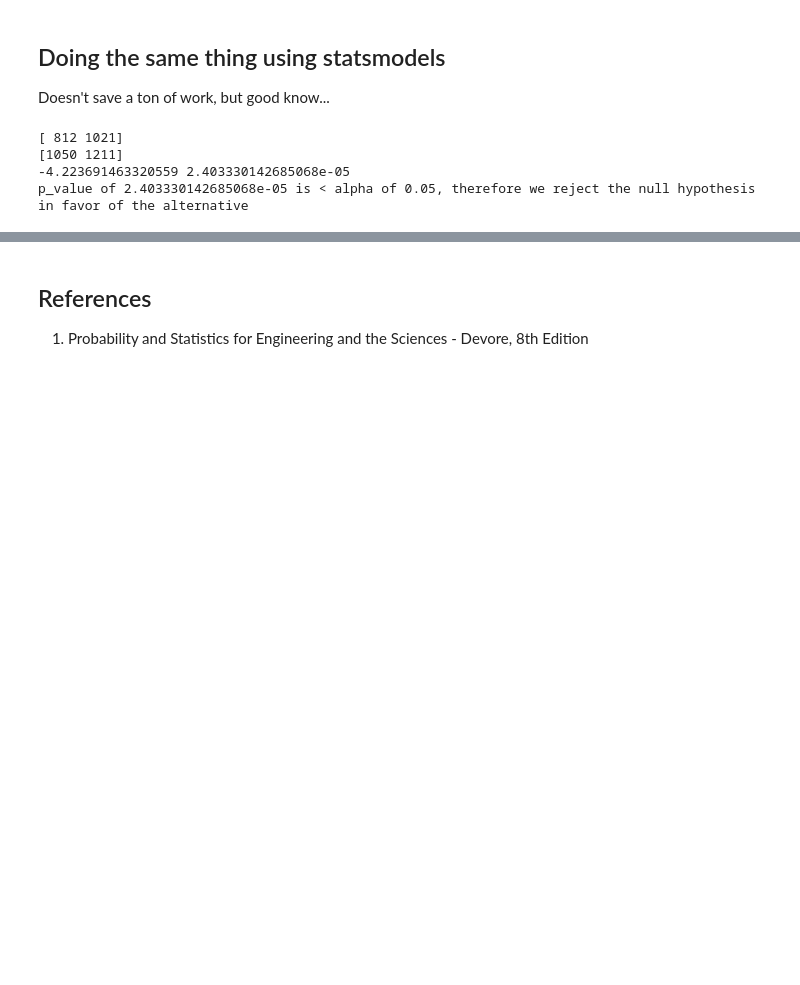
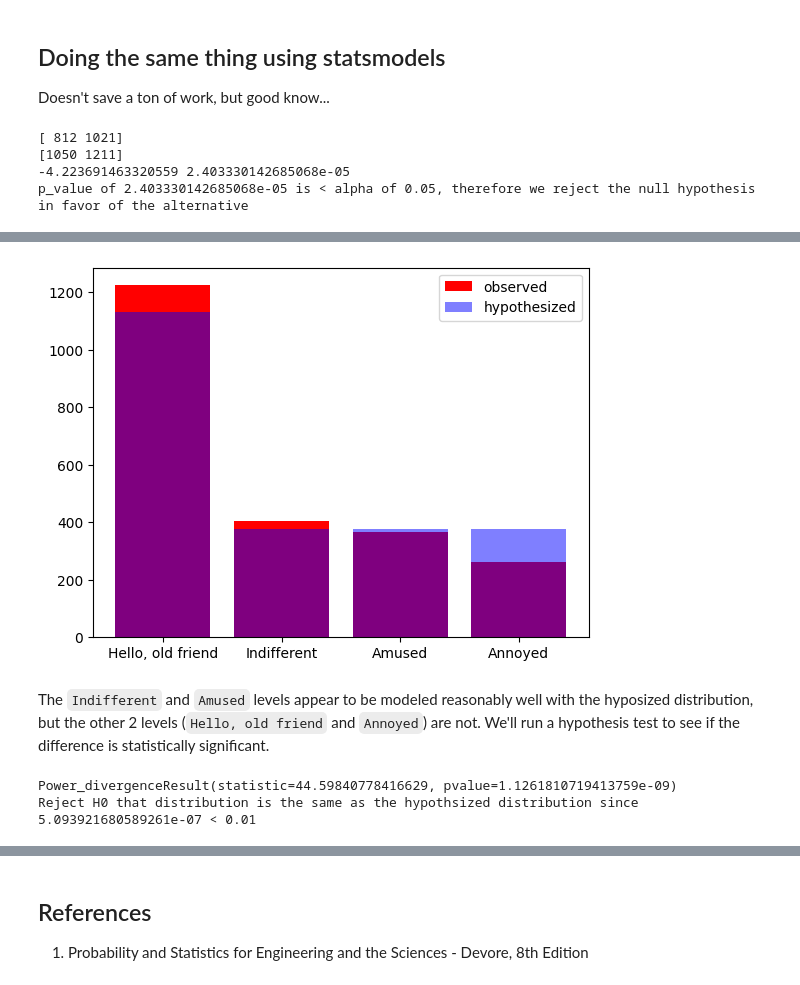
Before and after one commit to MichaelSzczepaniak/DataCamp, a Jupyter notebook: Tracks/Associate Data Scientist/29 Hypothesis Testing in Python/HypothesisTesting.ipynb, the cells around one changed output, grey strips where cells are left out. Saved outputs shown, nothing was run; the diff lists cells and outputs as text; code cells hidden in the pictures; blank space fills up the shorter version.

```diff
--- a/Tracks/Associate Data Scientist/29 Hypothesis Testing in Python/HypothesisTesting.ipynb
+++ b/Tracks/Associate Data Scientist/29 Hypothesis Testing in Python/HypothesisTesting.ipynb
@@ -866,0 +1081,7 @@ p_value of 2.403330142685068e-05 is < alpha of 0.05, therefore we reject the nul
+# %%
+purple_link_counts = stack_overflow['purple_link'].value_counts()
+print(purple_link_counts, "\n")  # print the Series
+# purple_link_counts = purple_link_counts.rename_axis('purple_link')\  # index already set to this, so DRY
+purple_link_counts = purple_link_counts.reset_index(name='n')  # turn the index into a column (drop=False by default)
+
+print(purple_link_counts)
@@ -866,0 +1101,7 @@ p_value of 2.403330142685068e-05 is < alpha of 0.05, therefore we reject the nul
+# %%
+# declare the hypothesized distribution
+hypothesized = pd.DataFrame({
+    'purple_link': ['Hello, old friend', 'Indifferent', 'Amused', 'Annoyed'],
+    'prop': [1/2, 1/6, 1/6, 1/6]})
+
+print(hypothesized)
@@ -866,0 +1114,6 @@ p_value of 2.403330142685068e-05 is < alpha of 0.05, therefore we reject the nul
+# %%
+alpha = 0.01
+# hypothesized counts by level
+n_total = stack_overflow.shape[0]
+hypothesized["n"] = hypothesized["prop"] * n_total
+hypothesized
@@ -866,0 +1126,19 @@ p_value of 2.403330142685068e-05 is < alpha of 0.05, therefore we reject the nul
+# %%
+# compare the actual vs hypothesized counts
+plt.bar(purple_link_counts['purple_link'], purple_link_counts['n'], color='red', label='observed')
+plt.bar(hypothesized['purple_link'], hypothesized['n'], alpha=0.5, color='blue', label='hypothesized')
+plt.legend()
+plt.show()
+# %% [output]
+[figure, added]
+# %% [markdown]
+The `Indifferent` and `Amused` levels appear to be modeled reasonably well with the hyposized distribution, but the other 2 levels (`Hello, old friend` and `Annoyed`) are not. We'll run a hypothesis test to see if the difference is statistically significant.
+# %%
+from scipy.stats import chisquare
+
+chi_sqr_stat = chisquare(f_obs=purple_link_counts['n'], f_exp=hypothesized['n'])
+print(chi_sqr_stat)
+print(f"Reject H0 that distribution is the same as the hypothsized distribution since {p_value} < 0.01")
+# %% [output]
+Power_divergenceResult(statistic=44.59840778416629, pvalue=1.1261810719413759e-09)
+Reject H0 that distribution is the same as the hypothsized distribution since 5.093921680589261e-07 < 0.01
```
Also changed, not shown: parts of 32 cells of this notebook.
